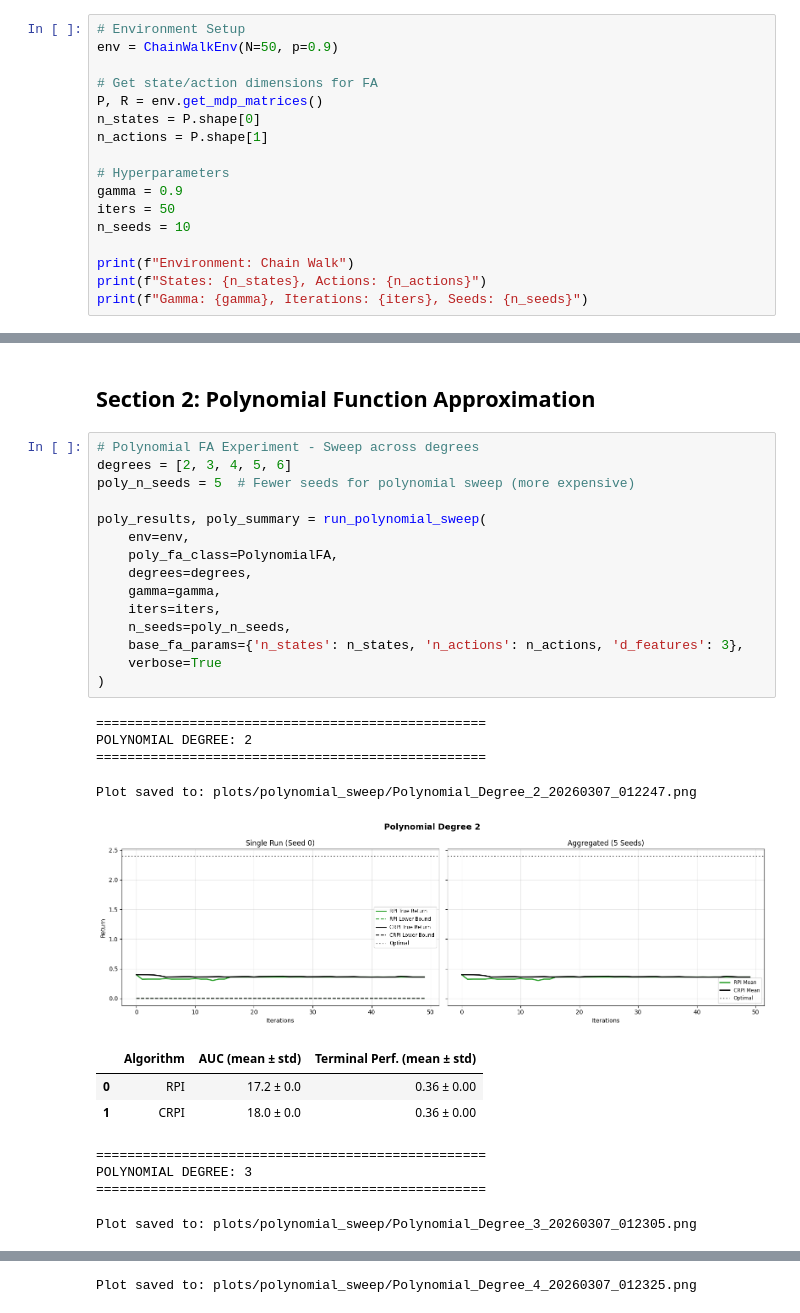
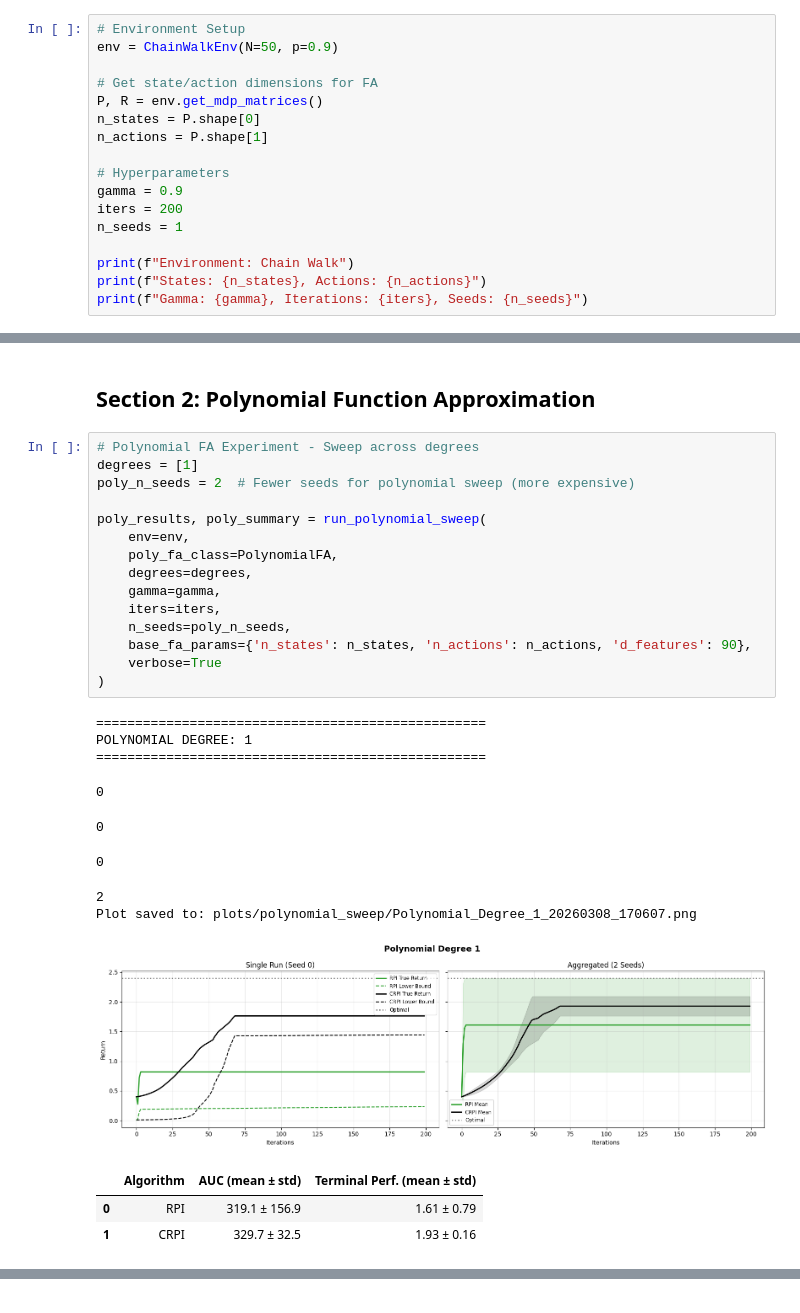
Before and after one commit to MrudaniPimpalkhare/TabularRL_DiscountFactors, a Jupyter notebook: chain_walk.ipynb, the cells around one changed output, grey strips where cells are left out. Cells and saved outputs as stored; diff of their text form.

```diff
--- a/chain_walk.ipynb
+++ b/chain_walk.ipynb
@@ -18,8 +22,8 @@ n_actions = P.shape[1]
 
 # Hyperparameters
 gamma = 0.9
-iters = 50
-n_seeds = 10
+iters = 200
+n_seeds = 1
 
 print(f"Environment: Chain Walk")
 print(f"States: {n_states}, Actions: {n_actions}")
@@ -55,29 +61,29 @@ Plot saved to: plots/Linear_FA/RPI_vs_CRPI_Linear_FA_20260307_012235.png
 ## Section 2: Polynomial Function Approximation
 # %%
 # Polynomial FA Experiment - Sweep across degrees
-degrees = [2, 3, 4, 5, 6]
-poly_n_seeds = 5  # Fewer seeds for polynomial sweep (more expensive)
+degrees = [1]
+poly_n_seeds = 2  # Fewer seeds for polynomial sweep (more expensive)
 
 poly_results, poly_summary = run_polynomial_sweep(
     env=env,
     poly_fa_class=PolynomialFA,
     degrees=degrees,
     gamma=gamma,
     iters=iters,
     n_seeds=poly_n_seeds,
-    base_fa_params={'n_states': n_states, 'n_actions': n_actions, 'd_features': 3},
+    base_fa_params={'n_states': n_states, 'n_actions': n_actions, 'd_features': 90},
     verbose=True
 )
 # %% [output]
 ==================================================
-POLYNOMIAL DEGREE: 2
+POLYNOMIAL DEGREE: 1
 ==================================================
-Plot saved to: plots/polynomial_sweep/Polynomial_Degree_2_20260307_012247.png
+0
+0
+0
+2
+Plot saved to: plots/polynomial_sweep/Polynomial_Degree_1_20260308_170607.png
-[figure, old version]
+[figure, new version]
 |  | Algorithm | AUC (mean ± std) | Terminal Perf. (mean ± std) |
-| 0 | RPI | 17.2 ± 0.0 | 0.36 ± 0.00 |
-| 1 | CRPI | 18.0 ± 0.0 | 0.36 ± 0.00 |
+| 0 | RPI | 319.1 ± 156.9 | 1.61 ± 0.79 |
+| 1 | CRPI | 329.7 ± 32.5 | 1.93 ± 0.16 |
-==================================================
-POLYNOMIAL DEGREE: 3
-==================================================
-Plot saved to: plots/polynomial_sweep/Polynomial_Degree_3_20260307_012305.png
@@ -91 +94,0 @@ POLYNOMIAL DEGREE: 4
-Plot saved to: plots/polynomial_sweep/Polynomial_Degree_4_20260307_012325.png
```
Also changed, not shown: parts of 4 cells of this notebook, 3 other files.
